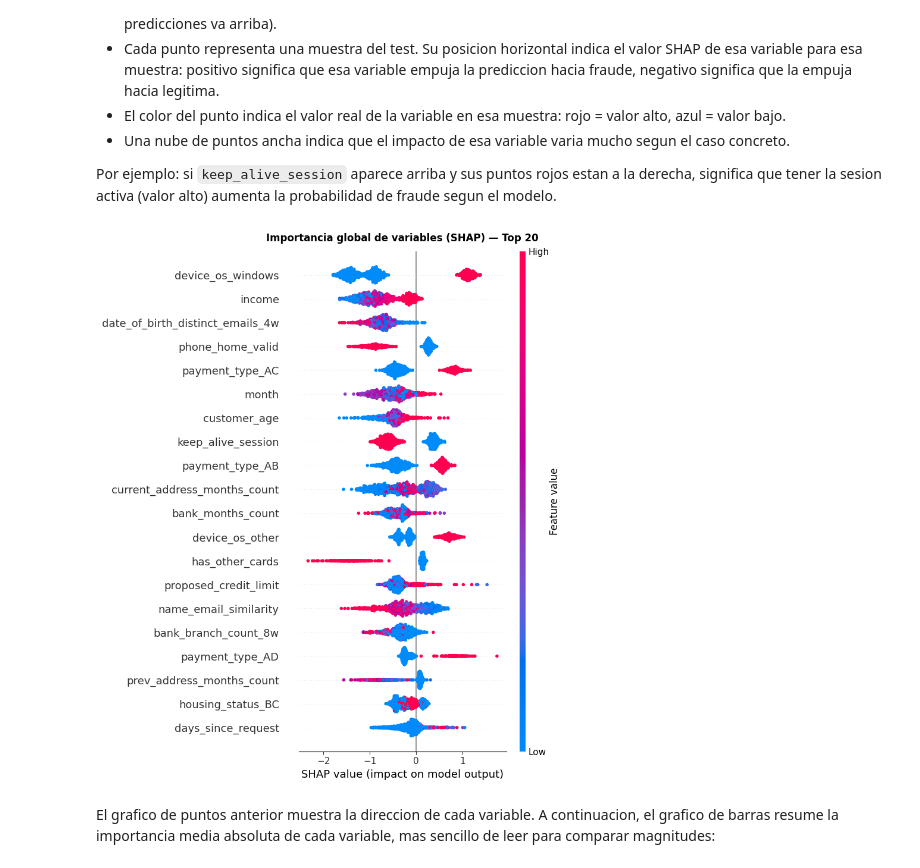
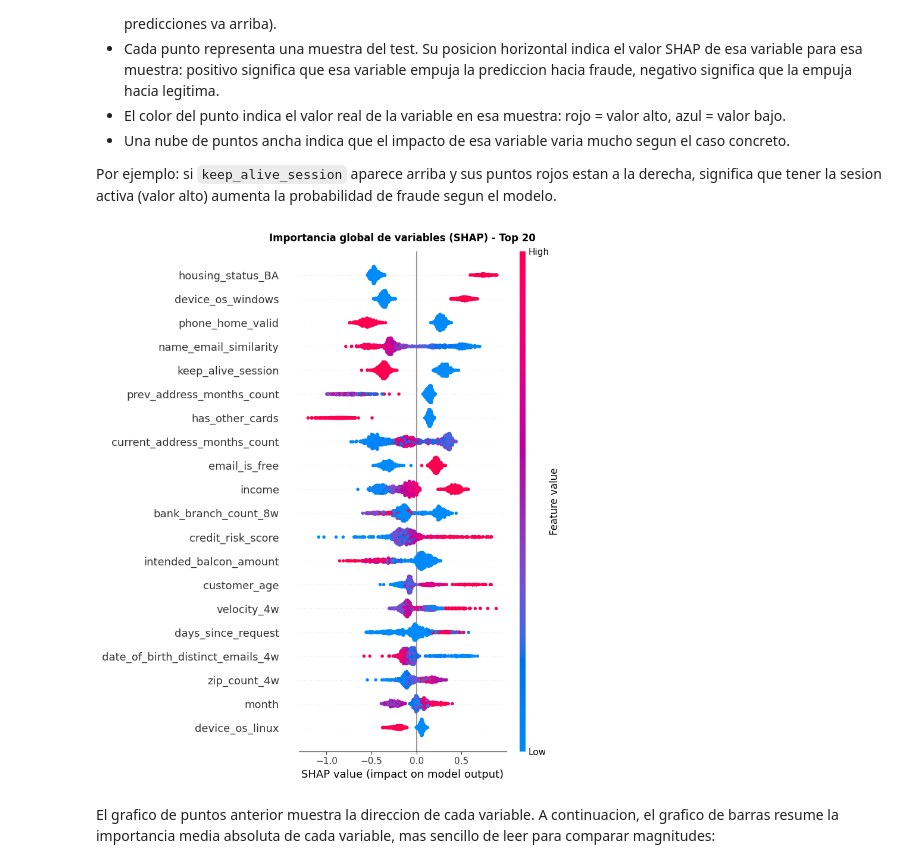
Before and after one commit to davidmir39/GuardianAI, a Jupyter notebook: src/04_explainability_shap.ipynb, the cells around one changed output. Drawn from its saved outputs; the diff is of its cells as text; code cells hidden in the pictures.

```diff
--- a/src/04_explainability_shap.ipynb
+++ b/src/04_explainability_shap.ipynb
@@ -135,0 +100,24 @@ Features disponibles: 46
+# %%
+df = pd.read_csv(DATA_PATH, dtype=DTYPE_BASE_CSV)
+X = df.drop(columns=['fraud_bool'])
+y = df['fraud_bool']
+
+# Split identico al de NB05 (70/15/15 estratificado, random_state=42)
+X_train_val, X_test, y_train_val, y_test = train_test_split(
+    X, y, test_size=TEST_SIZE, stratify=y, random_state=RANDOM_STATE,
+)
+val_relativo = VAL_SIZE / (1 - TEST_SIZE)
+_, _, _, _ = train_test_split(
+    X_train_val, y_train_val,
+    test_size=val_relativo, stratify=y_train_val, random_state=RANDOM_STATE,
+)
+
+# Preprocesar el test con el ColumnTransformer ya ajustado en NB05
+X_test_pre = preprocesador.transform(X_test)
+
+# Nombres de features tras el OneHotEncoder (para que SHAP los muestre legibles)
+feature_names = list(preprocesador.get_feature_names_out())
+X_test_df = pd.DataFrame(X_test_pre, columns=feature_names)
+
+print(f'Test reconstruido: {X_test_df.shape[0]:,} filas x {X_test_df.shape[1]} variables')
+print(f'Prevalencia de fraude en test: {y_test.mean()*100:.2f} %')
@@ -164,20 +155,17 @@ El conjunto de test conserva el desbalanceo original (~1.1% de fraudes), por lo
 # %%
 N_MUESTRA = 1000
-np.random.seed(42)
-indices_muestra = np.random.choice(len(X_test_enc), size=N_MUESTRA, replace=False)
+np.random.seed(RANDOM_STATE)
+indices_muestra = np.random.choice(len(X_test_df), size=N_MUESTRA, replace=False)
 indices_muestra = np.sort(indices_muestra)
 
-X_shap = X_test_enc.iloc[indices_muestra].reset_index(drop=True)
-X_shap = X_shap.astype(np.float32)
-
+X_shap = X_test_df.iloc[indices_muestra].reset_index(drop=True).astype(np.float32)
 print(f'Muestra para SHAP: {X_shap.shape[0]} filas x {X_shap.shape[1]} variables')
 
 # TreeExplainer: version rapida especifica para modelos basados en arboles
-explainer = shap.TreeExplainer(xgb_model)
+explainer = shap.TreeExplainer(modelo_final)
 shap_vals = explainer.shap_values(X_shap, check_additivity=False)
 
 print('Valores SHAP calculados correctamente.')
 print(f'Forma de la matriz SHAP: {shap_vals.shape}')
-print('(filas = muestras, columnas = variables, '
-      'valores = contribucion a la prediccion)')
+print('(filas = muestras, columnas = variables, valores = contribucion a la prediccion)')
 # %% [output]
@@ -201,17 +189,17 @@ Por ejemplo: si `keep_alive_session` aparece arriba y sus puntos rojos estan a l
 # %%
 plt.figure(figsize=(10, 8))
 shap.summary_plot(
     shap_vals, X_shap,
     max_display=20,
-    show=False
+    show=False,
 )
-plt.title('Importancia global de variables (SHAP) — Top 20',
+plt.title('Importancia global de variables (SHAP) - Top 20',
           fontsize=12, fontweight='bold', pad=12)
 plt.tight_layout()
-plt.savefig('../figures/shap_summary_dot.png', dpi=150, bbox_inches='tight')
+plt.savefig(os.path.join(FIGURES_DIR, 'shap_summary_dot.png'), dpi=150, bbox_inches='tight')
 plt.show()
 # %% [output]
-[figure, old version]
+[figure, new version]
 # %% [markdown]
 El grafico de puntos anterior muestra la direccion de cada variable. A continuacion, el grafico de barras resume la importancia media absoluta de cada variable, mas sencillo de leer para comparar magnitudes:
 # %%
```
Also changed, not shown: parts of 21 cells of this notebook, 22 other files.
